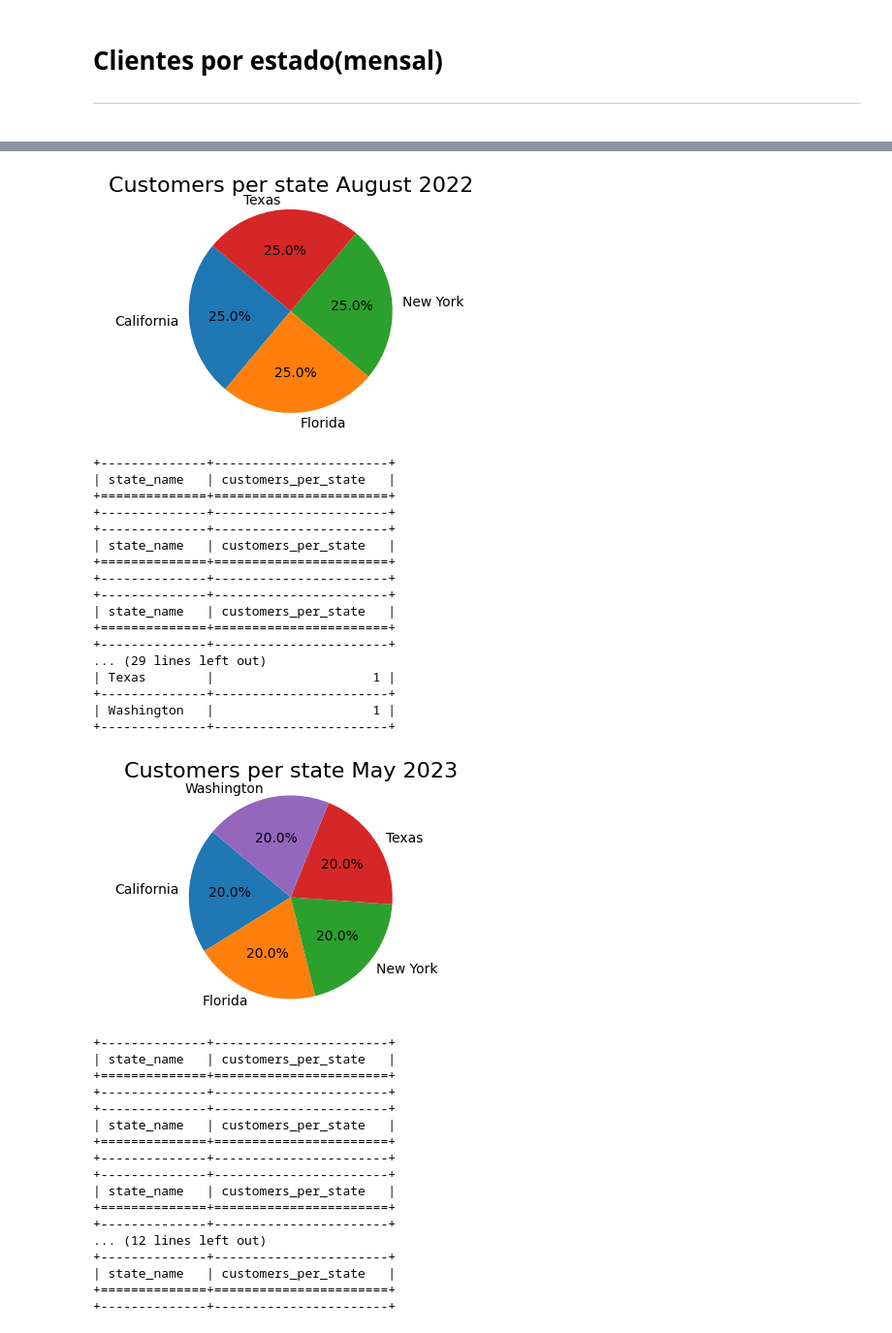
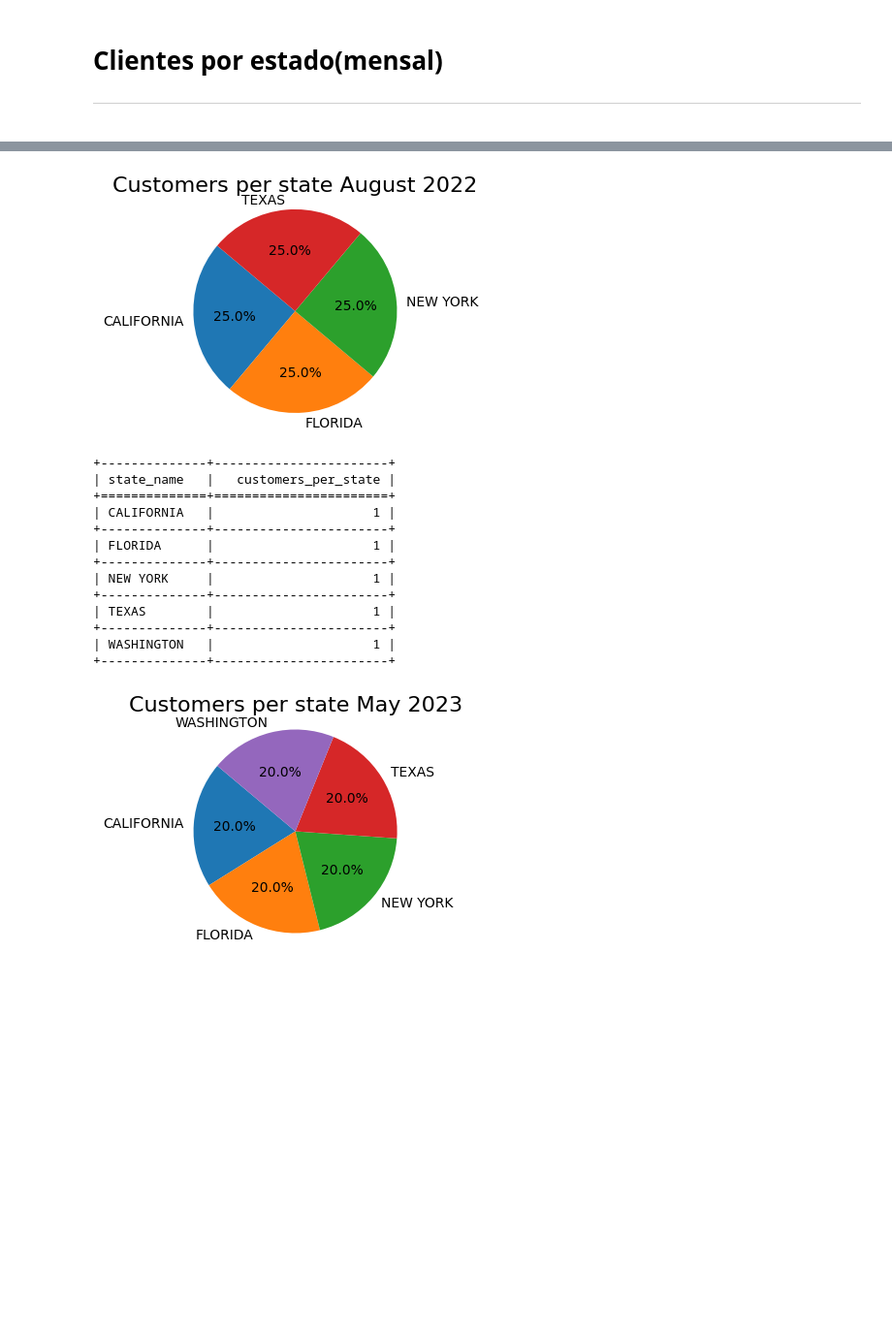
Before and after one commit to renemichelnunes/banco, a Jupyter notebook: questoes.ipynb, the cells around one changed output, grey strips where cells are left out. Shown at 97% size. Drawn from its saved outputs; the diff is of its cells as text; code cells hidden in the pictures; blank space fills up the shorter version.

```diff
--- a/questoes.ipynb
+++ b/questoes.ipynb
@@ -1013,32 +915,31 @@ for year in range(2022, 2024):
 for year in range(2022, 2024):
     for quarter_num in range(1, 5):
         query = f"""
-        select distinct
-            st.state_name,
-            count(distinct si.supplier_id)
+        select
+        st.state_name,
+        count(distinct si.supplier_id)
         from
             fato_sales_items si
         inner join
-            dim_suppliers su on si.supplier_id = su.supplier_id
+            dim_states st on si.supplier_state_id = st.state_id
         inner join
             dim_date dt on si.date_id = dt.date_id
-        inner join
-            dim_states st on su.state_id = st.state_id
         where
             dt.year = {year} and dt.quarter = {quarter_num}
         group by
-            st.state_name
+            st.state_name,
+            si.supplier_state_id
         order by
             st.state_name
         """
         try:
             cursor.execute(query)
             rows = cursor.fetchall()
-            print(tabulate(rows, headers=['state_name', 'suppliers_per_state'], tablefmt='grid'))
             state_name = [row[0] for row in rows]
             suppliers_per_state = [row[1] for row in rows]
 
             if(len(state_name) > 0):
+                print(tabulate(rows, headers=['state_name', 'suppliers_per_state'], tablefmt='grid'))
                 plt.figure(figsize=(5, 3))
                 plt.pie(suppliers_per_state, labels=state_name, autopct='%1.1f%%', startangle=140)
                 plt.axis('equal')
@@ -1355,37 +1182,31 @@ for year in range(2022, 2024):
 for year in range(2022, 2024):
     for month_num in range(1,13):
         query = f"""
-        select distinct s.state_name, count(s.state_name) as customers_per_state from
-        (select distinct
-            si.sales_id,
-            st.state_name
+        select
+        st.state_name,
+        count(distinct si.customer_id)
         from
-            dim_states st
+            fato_sales_items si
         inner join
-            dim_customers cu on st.state_id = cu.state_id
-        inner join
-            fato_sales_items si on cu.customer_id = si.customer_id
+            dim_states st on si.customer_state_id = st.state_id
         inner join
             dim_date dt on si.date_id = dt.date_id
         where
             dt.year = {year} and dt.month = {month_num}
         group by
-            si.sales_id, st.state_id
+            st.state_name,
+            si.customer_state_id
         order by
-            st.state_name) as s
-        group by
-            s.state_name
-        order by
-            s.state_name
+            st.state_name
         """
         try:
             cursor.execute(query)
             rows = cursor.fetchall()
-            print(tabulate(rows, headers=['state_name', 'customers_per_state'], tablefmt='grid'))
             state_name = [row[0] for row in rows]
             customers_per_state = [row[1] for row in rows]
 
             if(len(state_name) > 0):
+                print(tabulate(rows, headers=['state_name', 'customers_per_state'], tablefmt='grid'))
                 plt.figure(figsize=(5, 3))
                 plt.pie(customers_per_state, labels=state_name, autopct='%1.1f%%', startangle=140)
                 plt.axis('equal')
@@ -1414,39 +1229,18 @@ for year in range(2022, 2024):
-[figure, old version]
+[figure, new version]
 +--------------+-----------------------+
-| state_name   | customers_per_state   |
+| state_name   |   customers_per_state |
 +==============+=======================+
+| CALIFORNIA   |                     1 |
 +--------------+-----------------------+
+| FLORIDA      |                     1 |
 +--------------+-----------------------+
-| state_name   | customers_per_state   |
-+==============+=======================+
+| NEW YORK     |                     1 |
 +--------------+-----------------------+
+| TEXAS        |                     1 |
 +--------------+-----------------------+
-| state_name   | customers_per_state   |
-+==============+=======================+
+| WASHINGTON   |                     1 |
 +--------------+-----------------------+
-... (29 lines left out)
-| Texas        |                     1 |
-+--------------+-----------------------+
-| Washington   |                     1 |
-+--------------+-----------------------+
-[figure, old version]
+[figure, new version]
-+--------------+-----------------------+
-| state_name   | customers_per_state   |
-+==============+=======================+
-+--------------+-----------------------+
-+--------------+-----------------------+
-| state_name   | customers_per_state   |
-+==============+=======================+
-+--------------+-----------------------+
-+--------------+-----------------------+
-| state_name   | customers_per_state   |
-+==============+=======================+
-+--------------+-----------------------+
-... (12 lines left out)
-+--------------+-----------------------+
-| state_name   | customers_per_state   |
-+==============+=======================+
-+--------------+-----------------------+
 # %%
 cursor.close()
 connection.close()
```
Also changed, not shown: parts of 13 cells of this notebook, 2 other files.
